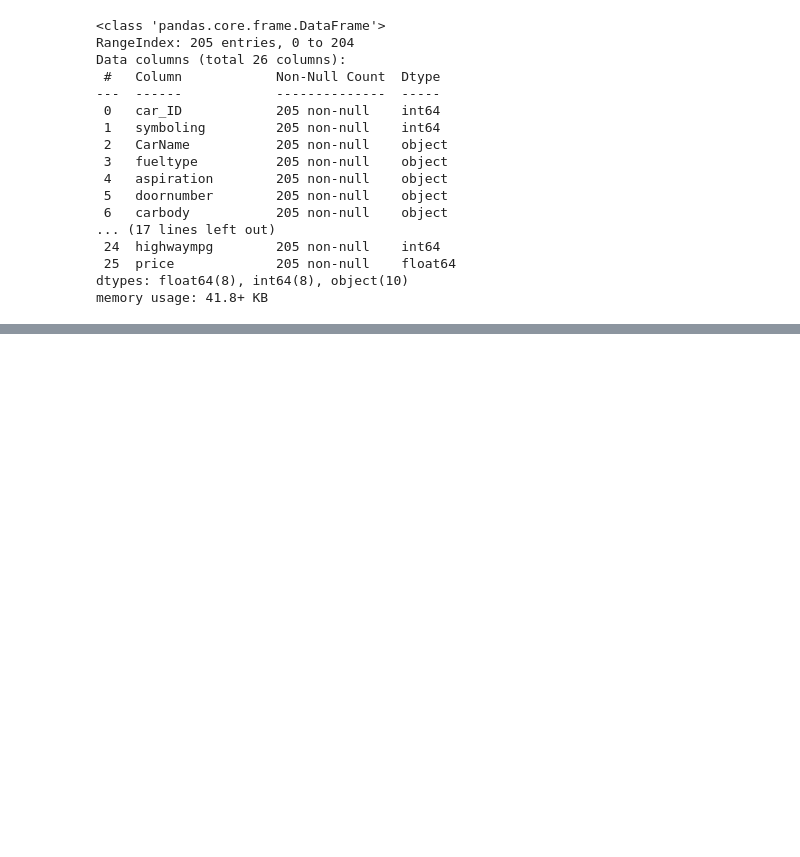
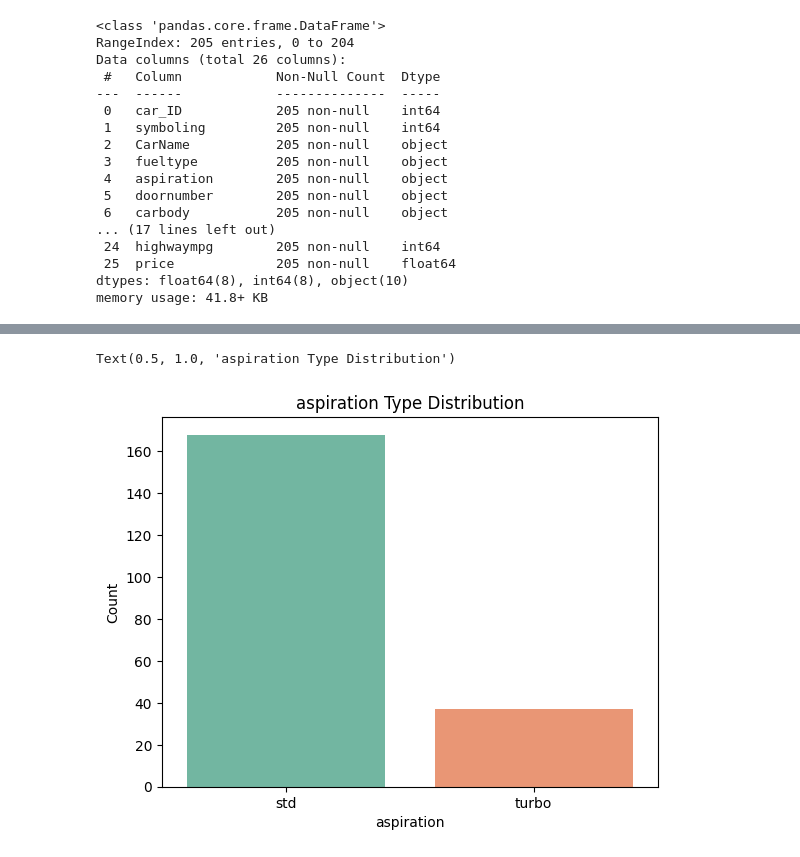
Before and after one commit to uday2510/OIBSIP, a Jupyter notebook: Car_price_prediction.ipynb, the cells around one changed output, grey strips where cells are left out. Cells and saved outputs as stored; diff of their text form; code cells hidden in the pictures; blank space fills up the shorter version.

```diff
--- a/Car_price_prediction.ipynb
+++ b/Car_price_prediction.ipynb
@@ -61,0 +120,8 @@ df.describe()
+# %%
+sns.countplot(x=df['aspiration'], palette='Set2')
+plt.xlabel('aspiration')
+plt.ylabel('Count')
+plt.title('aspiration Type Distribution')
+# %% [output]
+Text(0.5, 1.0, 'aspiration Type Distribution')
+[figure, added]
```
Also changed, not shown: parts of 9 cells of this notebook.
